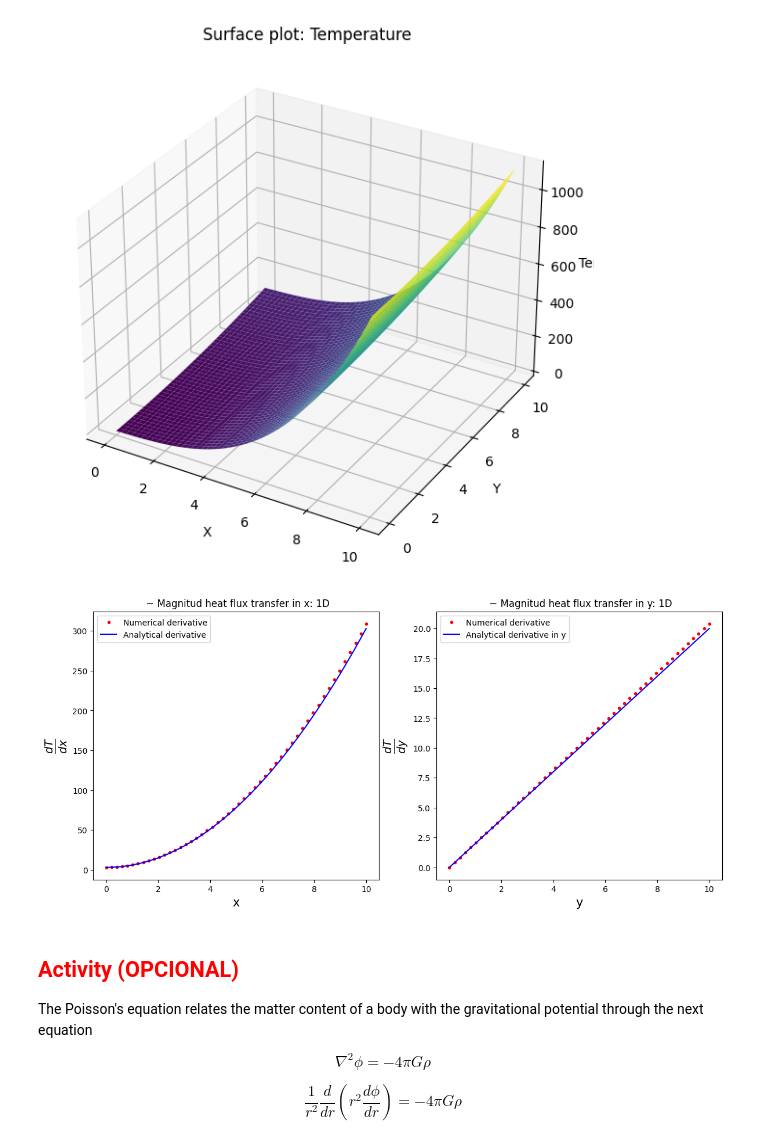
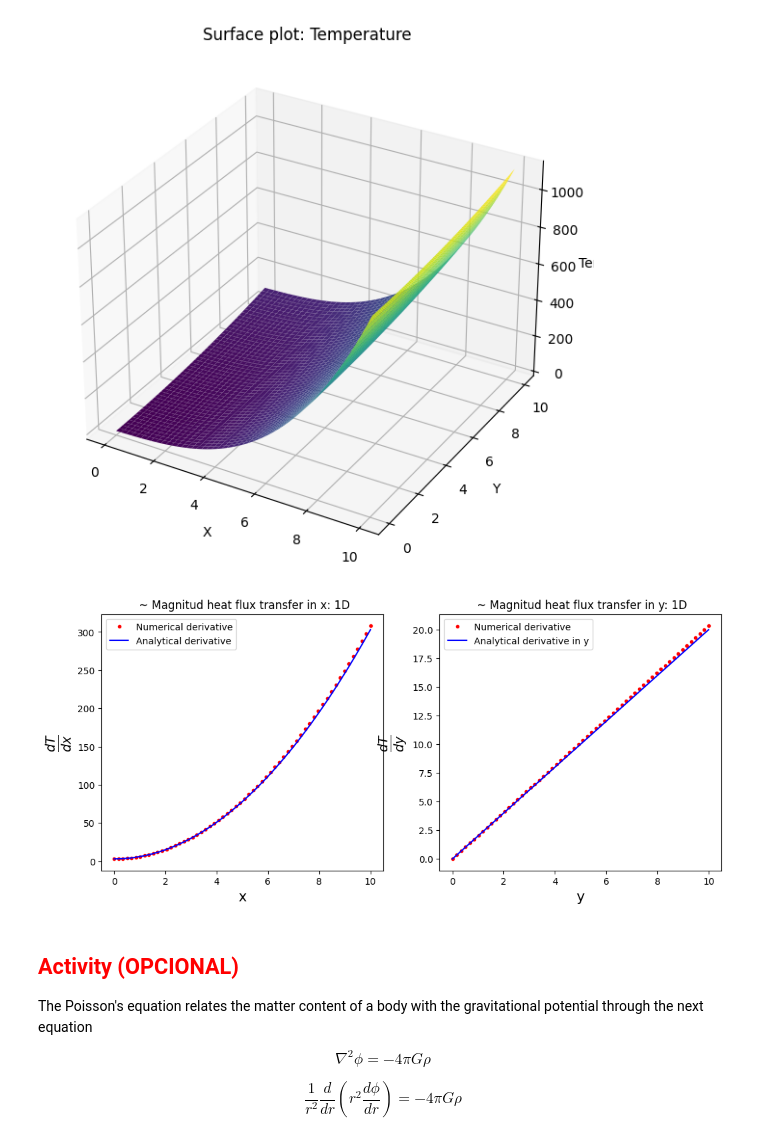
Before and after one commit to anferivera/Metodos_Computacionales, a Jupyter notebook: 5_1_numerical_calculus.ipynb, the cells around one changed output. Drawn from its saved outputs; the diff is of its cells as text; code cells hidden in the pictures.

```diff
--- a/5_1_numerical_calculus.ipynb
+++ b/5_1_numerical_calculus.ipynb
@@ -285,13 +287,13 @@ plt.show()
 [figure]
 # %%
 # Points where function is known
-nps = 50
+nps = 60
 xmax = 10
 xmin = 0
 h=(xmax-xmin)/nps
 Xn = np.linspace(xmin,xmax,nps)
 
-plt.figure( figsize=(14,6) )
+plt.figure( figsize=(12,5) )
 
 plt.subplot(121)
 Tn = Temp(Xn,0)
@@ -320,34 +322,34 @@ plt.title( " ~ Magnitud heat flux transfer in x: 1D" )
 plt.legend()
 
 ################################
 plt.subplot(122)
 Yn = Xn
 Tn = Temp(0,Yn)
 #Magnitude of heat flux array
 Q = np.zeros(len(Yn))
 #Left end derivative
 Q[0] = TEP(Tn,0,h)
 
 #Mid point derivatives
 index = len(Yn)-1
 for i in range( 1,index ):
     Q[i] =  TMP( Tn[i+1],Tn[i-1],h )
 
 #Right end derivative
 Q[-1] = TEP( Tn,index,h,right=1 )
 
 #Plotting
 plt.plot(Yn,Q,'r.',label='Numerical derivative')
 #analytical derivative
 plt.plot(Yn,dTemp(0,Yn)[1],'b-',label='Analytical derivative in y')
 
 plt.xlabel( "y",fontsize =15 )
 plt.ylabel( "$\\frac{dT}{dy}$",fontsize =20 )
 plt.title( " ~ Magnitud heat flux transfer in y: 1D" )
 plt.legend()
 plt.show()
 # %% [output]
-[figure, old version]
+[figure, new version]
 # %% [markdown]
  ## <font color='red'>     **Activity (OPCIONAL)** </font>
 
```
Also changed, not shown: parts of 13 cells of this notebook.
